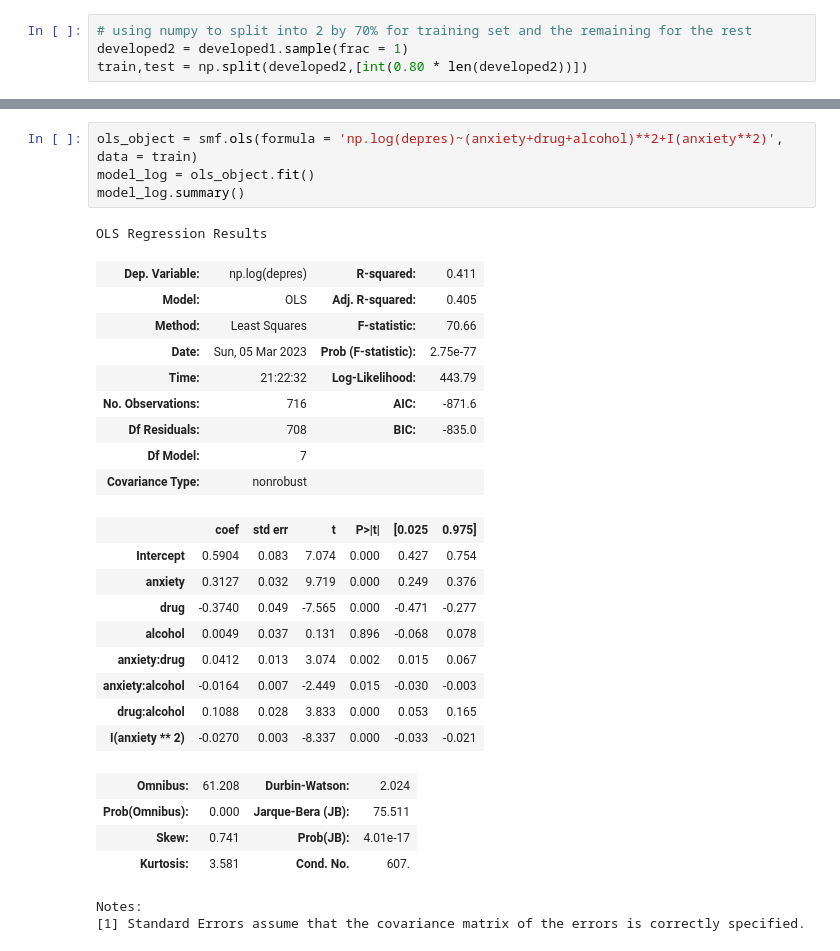
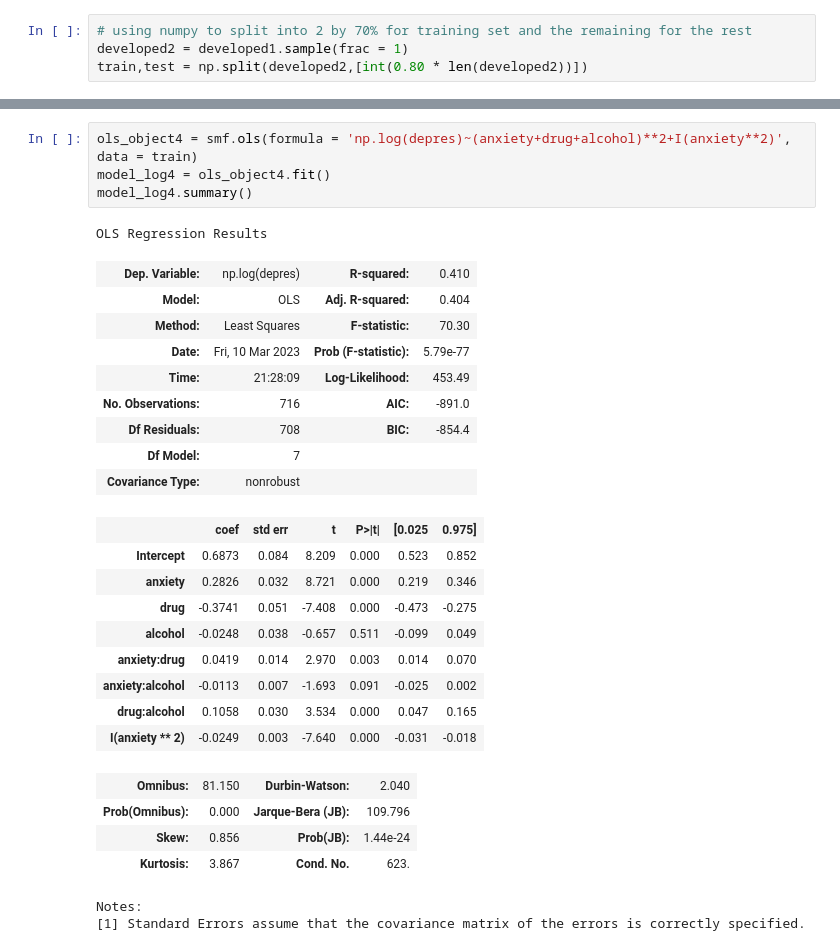
Before and after one commit to marlenealanis/stat-303-2-project, a Jupyter notebook: Project_dataframe.ipynb, the cells around one changed output, grey strips where cells are left out. Cells and saved outputs as stored; diff of their text form.

```diff
--- a/Project_dataframe.ipynb
+++ b/Project_dataframe.ipynb
@@ -164,33 +164,33 @@ OLS Regression Results
 Notes:
 [1] Standard Errors assume that the covariance matrix of the errors is correctly specified.
 # %%
-ols_object = smf.ols(formula = 'np.log(depres)~(anxiety+drug+alcohol)**2+I(anxiety**2)', data = train)
-model_log = ols_object.fit()
-model_log.summary()
+ols_object4 = smf.ols(formula = 'np.log(depres)~(anxiety+drug+alcohol)**2+I(anxiety**2)', data = train)
+model_log4 = ols_object4.fit()
+model_log4.summary()
 # %% [output]
 OLS Regression Results
-| Dep. Variable: | np.log(depres) | R-squared: | 0.411 |
-| Model: | OLS | Adj. R-squared: | 0.405 |
-| Method: | Least Squares | F-statistic: | 70.66 |
-| Date: | Sun, 05 Mar 2023 | Prob (F-statistic): | 2.75e-77 |
-| Time: | 21:22:32 | Log-Likelihood: | 443.79 |
-| No. Observations: | 716 | AIC: | -871.6 |
-| Df Residuals: | 708 | BIC: | -835.0 |
+| Dep. Variable: | np.log(depres) | R-squared: | 0.410 |
+| Model: | OLS | Adj. R-squared: | 0.404 |
+| Method: | Least Squares | F-statistic: | 70.30 |
+| Date: | Fri, 10 Mar 2023 | Prob (F-statistic): | 5.79e-77 |
+| Time: | 21:28:09 | Log-Likelihood: | 453.49 |
+| No. Observations: | 716 | AIC: | -891.0 |
+| Df Residuals: | 708 | BIC: | -854.4 |
 | Df Model: | 7 |  |  |
 | Covariance Type: | nonrobust |  |  |
 |  | coef | std err | t | P>|t| | [0.025 | 0.975] |
-| Intercept | 0.5904 | 0.083 | 7.074 | 0.000 | 0.427 | 0.754 |
-| anxiety | 0.3127 | 0.032 | 9.719 | 0.000 | 0.249 | 0.376 |
-| drug | -0.3740 | 0.049 | -7.565 | 0.000 | -0.471 | -0.277 |
-| alcohol | 0.0049 | 0.037 | 0.131 | 0.896 | -0.068 | 0.078 |
-| anxiety:drug | 0.0412 | 0.013 | 3.074 | 0.002 | 0.015 | 0.067 |
-| anxiety:alcohol | -0.0164 | 0.007 | -2.449 | 0.015 | -0.030 | -0.003 |
-| drug:alcohol | 0.1088 | 0.028 | 3.833 | 0.000 | 0.053 | 0.165 |
-| I(anxiety ** 2) | -0.0270 | 0.003 | -8.337 | 0.000 | -0.033 | -0.021 |
+| Intercept | 0.6873 | 0.084 | 8.209 | 0.000 | 0.523 | 0.852 |
+| anxiety | 0.2826 | 0.032 | 8.721 | 0.000 | 0.219 | 0.346 |
+| drug | -0.3741 | 0.051 | -7.408 | 0.000 | -0.473 | -0.275 |
+| alcohol | -0.0248 | 0.038 | -0.657 | 0.511 | -0.099 | 0.049 |
+| anxiety:drug | 0.0419 | 0.014 | 2.970 | 0.003 | 0.014 | 0.070 |
+| anxiety:alcohol | -0.0113 | 0.007 | -1.693 | 0.091 | -0.025 | 0.002 |
+| drug:alcohol | 0.1058 | 0.030 | 3.534 | 0.000 | 0.047 | 0.165 |
+| I(anxiety ** 2) | -0.0249 | 0.003 | -7.640 | 0.000 | -0.031 | -0.018 |
-| Omnibus: | 61.208 | Durbin-Watson: | 2.024 |
-| Prob(Omnibus): | 0.000 | Jarque-Bera (JB): | 75.511 |
-| Skew: | 0.741 | Prob(JB): | 4.01e-17 |
-| Kurtosis: | 3.581 | Cond. No. | 607. |
+| Omnibus: | 81.150 | Durbin-Watson: | 2.040 |
+| Prob(Omnibus): | 0.000 | Jarque-Bera (JB): | 109.796 |
+| Skew: | 0.856 | Prob(JB): | 1.44e-24 |
+| Kurtosis: | 3.867 | Cond. No. | 623. |
 Notes:
 [1] Standard Errors assume that the covariance matrix of the errors is correctly specified.
 # %%
```
Also changed, not shown: parts of 13 cells of this notebook.
